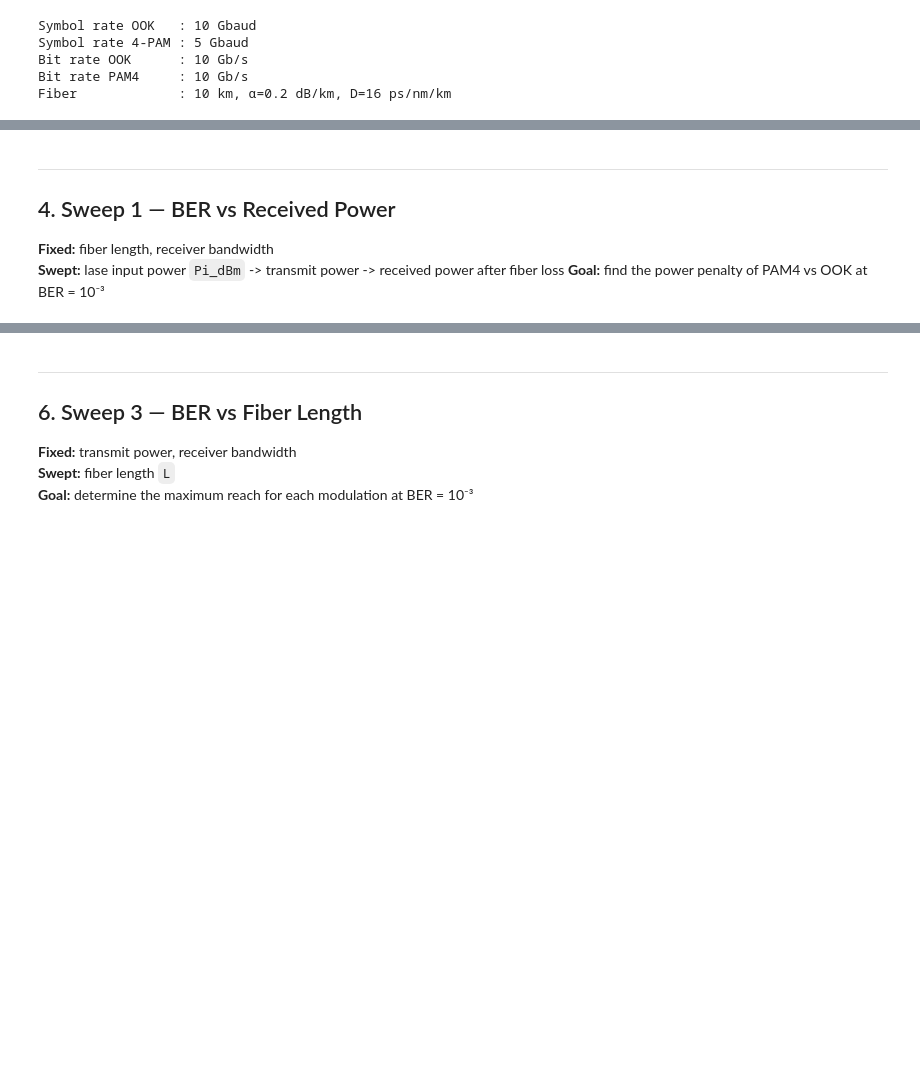
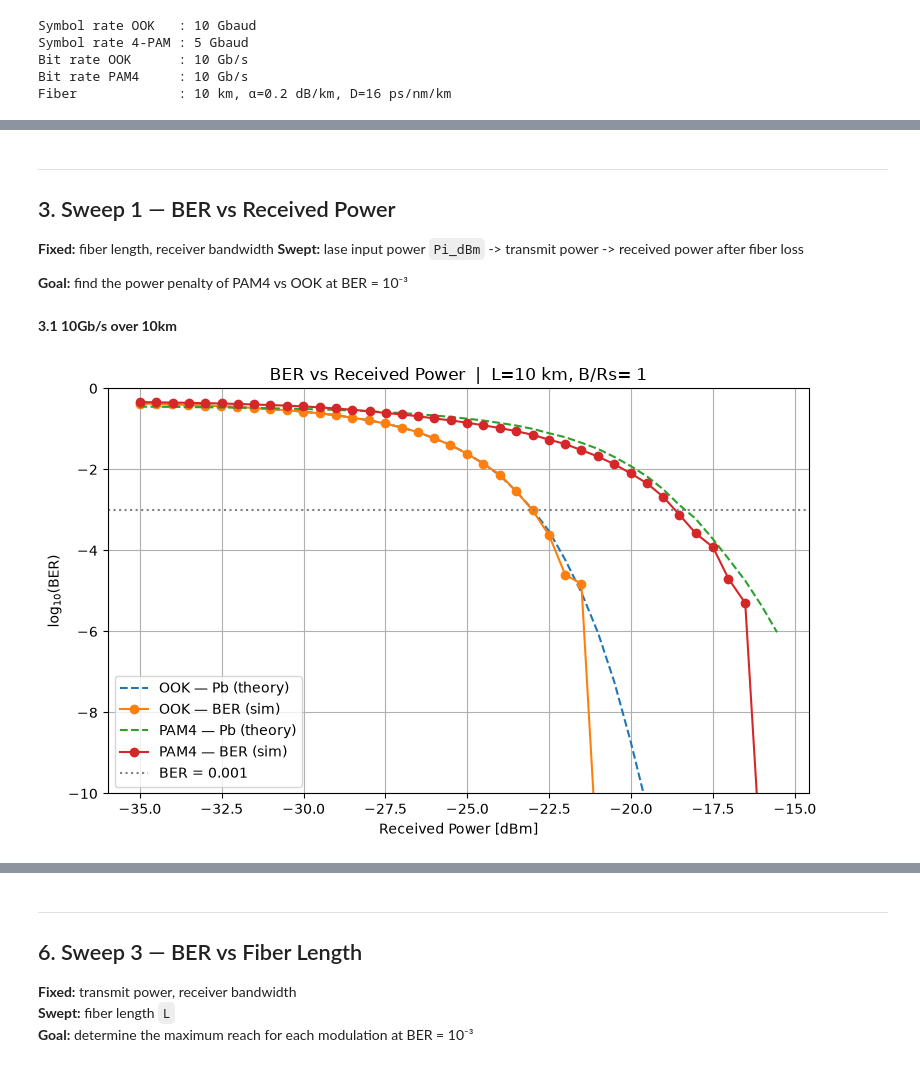
Before and after one commit to tqb634/LVTN, a Jupyter notebook: main_simulation.ipynb, the cells around one changed output, grey strips where cells are left out. Saved outputs shown, nothing was run; the diff lists cells and outputs as text; code cells hidden in the pictures; blank space fills up the shorter version.

```diff
--- a/main_simulation.ipynb
+++ b/main_simulation.ipynb
@@ -67,7 +68,7 @@ Sweep-specific overrides are set locally in each sweep section.
 # %%
 # ── Simulation resolution ────────────────────────────────────────────────────
 SpS    = 16            # samples per symbol
-nBits  = 50_000   # bits per simulation run
+nBits  = 200_000   # bits per simulation run
 
 # ── Signal parameters ────────────────────────────────────────────────────────
 Rs_OOK  = 10e9      # symbol rate [Hz]
@@ -151,7 +101,8 @@ plot_eye_diagrams(res_pam4, discard=50)
 # %% [markdown]
 ---
-## 4. Sweep 1 — BER vs Received Power
+## 3. Sweep 1 — BER vs Received Power
 
 **Fixed:** fiber length, receiver bandwidth
 **Swept:** lase input power `Pi_dBm` -> transmit power -> received power after fiber loss
+
 **Goal:** find the power penalty of PAM4 vs OOK at BER = 10⁻³
@@ -198,0 +109,58 @@ plot_ber_vs_power(
+# %% [markdown]
+**3.1 10Gb/s over 10km**
+# %%
+bit_rate = 10e9        # Gb/s
+Rs_OOK  = bit_rate     # symbol rate [Hz]
+Rs_4PAM = bit_rate/2
+
+RX_BW_OOK = Rs_OOK         # matched-filter bandwidth (B = Rs)
+RX_BW_4PAM = Rs_4PAM
+
+FIBER_L = 10           # fiber length [km]
+
+power_range = np.arange(-30, -10, 0.5)  # [dBm]
+
+sweep1_ook = sweep_param(
+    param_name   = 'Pi_dBm',
+    param_range  = power_range,
+    fixed_params = {
+        'M': 2,
+        'Rs': Rs_OOK,
+        'SpS': SpS,
+        'fiber_L': FIBER_L,
+        'fiber_alpha': FIBER_ALPHA,
+        'fiber_D': FIBER_D,
+        'Fc': Fc,
+        'rx_bandwidth': RX_BW_OOK,
+        'nBits': nBits,
+    },
+    save_path  = "results/tables/ber_vs_power.xlsx",
+    sheet_name = "ber_vs_power_OOK-10G-10km",
+)
+
+sweep1_pam4 = sweep_param(
+    param_name   = 'Pi_dBm',
+    param_range  = power_range,
+    fixed_params = {
+        'M': 4,
+        'Rs': Rs_4PAM,
+        'SpS': SpS,
+        'fiber_L': FIBER_L,
+        'fiber_alpha': FIBER_ALPHA,
+        'fiber_D': FIBER_D,
+        'Fc': Fc,
+        'rx_bandwidth': RX_BW_4PAM,
+        'nBits': nBits,
+    },
+    save_path  = "results/tables/ber_vs_power.xlsx",
+    sheet_name = "ber_vs_power_4PAM-10G-10km",
+)
+
+plot_ber_vs_power(
+    results_list = [sweep1_ook, sweep1_pam4],
+    labels       = ['OOK', 'PAM4'],
+    title        = f'BER vs Received Power  |  L={FIBER_L} km, B/Rs= 1',
+    target_BER   = BER_TARGET,
+)
+# %% [output]
+[figure, added]
```
Also changed, not shown: parts of 24 cells of this notebook, 2 other files.
